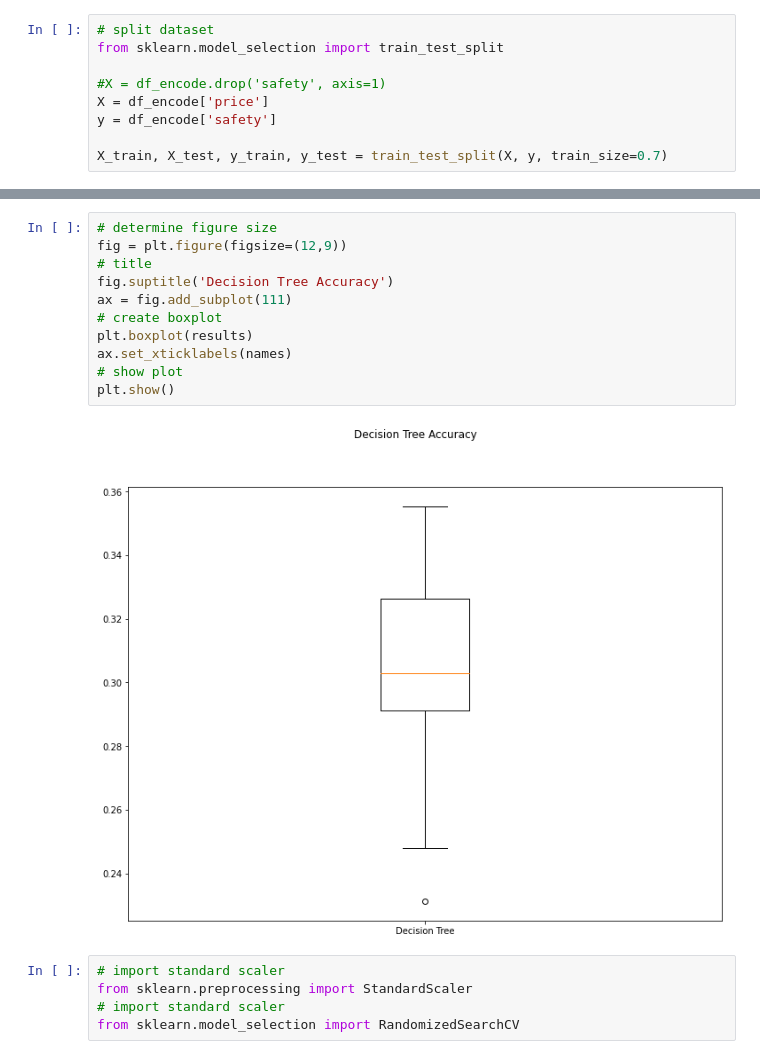
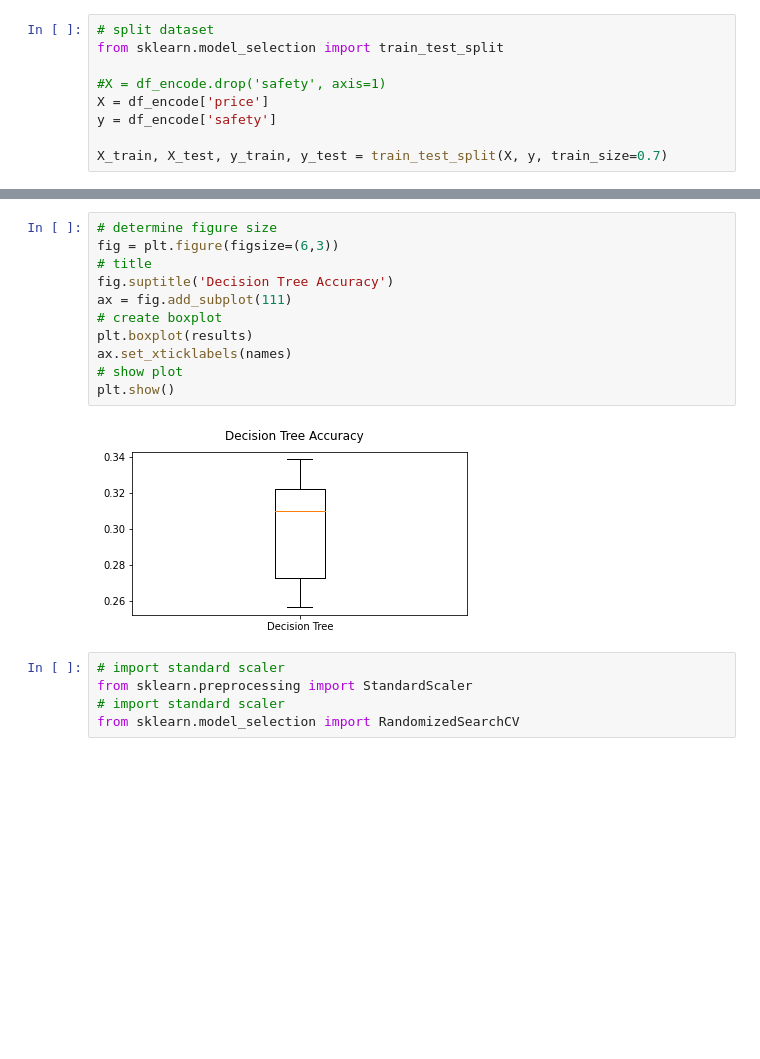
Before and after one commit to ibedoor/machine-learning, a Jupyter notebook: cars.ipynb, the cells around one changed output, grey strips where cells are left out. Saved outputs shown, nothing was run; the diff lists cells and outputs as text; blank space fills up the shorter version.

```diff
--- a/cars.ipynb
+++ b/cars.ipynb
@@ -187,16 +193,16 @@ Decision Tree: 0.301901 (0.037353)
 # %%
 # determine figure size
-fig = plt.figure(figsize=(12,9))
+fig = plt.figure(figsize=(6,3))
 # title
 fig.suptitle('Decision Tree Accuracy')
 ax = fig.add_subplot(111)
 # create boxplot
 plt.boxplot(results)
 ax.set_xticklabels(names)
 # show plot
 plt.show()
 # %% [output]
-[figure, old version]
+[figure, new version]
 # %%
 # import standard scaler
 from sklearn.preprocessing import StandardScaler
```
Also changed, not shown: parts of 16 cells of this notebook.
